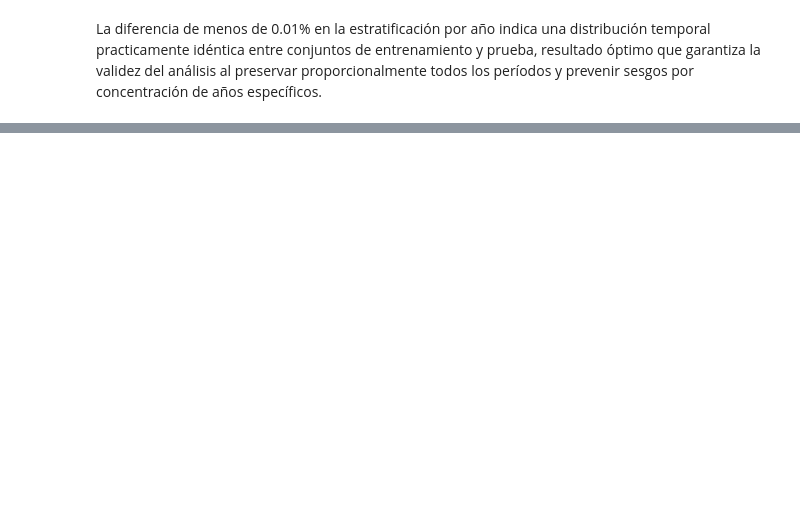
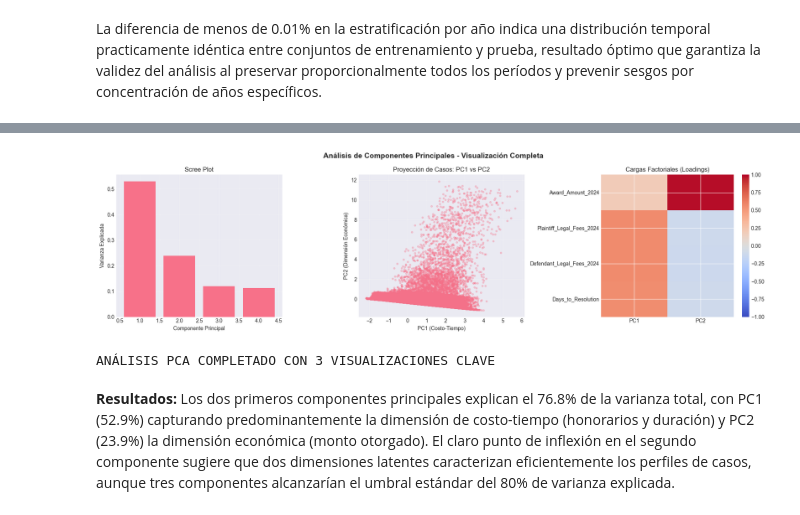
Before and after one commit to ElBrancho04/Analisis-Estadistico-Juicios-Civiles-en-EU, a Jupyter notebook: proyecto_juicios_civiles.ipynb, the cells around one changed output, grey strips where cells are left out. Drawn from its saved outputs; the diff is of its cells as text; code cells hidden in the pictures; blank space fills up the shorter version.

```diff
--- a/proyecto_juicios_civiles.ipynb
+++ b/proyecto_juicios_civiles.ipynb
@@ -1225,0 +1352,76 @@ La diferencia de menos de 0.01% en la estratificación por año indica una distr
+# %%
+# Preparar variables numéricas para PCA
+pca_vars = ['Award_Amount_2024', 'Plaintiff_Legal_Fees_2024',
+            'Defendant_Legal_Fees_2024', 'Days_to_Resolution']
+df_pca = df[pca_vars].dropna()
+
+print(f"✓ Datos para PCA: {df_pca.shape[0]} casos, {df_pca.shape[1]} variables")
+
+# Estandarizar y aplicar PCA
+scaler = StandardScaler()
+X_scaled = scaler.fit_transform(df_pca)
+
+pca = PCA()
+X_pca = pca.fit_transform(X_scaled)
+
+# Varianza explicada
+print(f"\nVARIANZA EXPLICADA:")
+print(f"• PC1: {pca.explained_variance_ratio_[0]*100:.1f}%")
+print(f"• PC2: {pca.explained_variance_ratio_[1]*100:.1f}%")
+print(f"• Total (2 componentes): {pca.explained_variance_ratio_[:2].sum()*100:.1f}%")
+
+# PCA con 2 componentes para análisis
+pca_2 = PCA(n_components=2)
+X_pca_2 = pca_2.fit_transform(X_scaled)
+
+# ANÁLISIS DE LOADINGS (CRÍTICO - FALTABA)
+loadings = pd.DataFrame(
+    pca_2.components_.T,
+    columns=['PC1', 'PC2'],
+    index=pca_vars
+)
+
+print("\nCARGAS FACTORIALES (LOADINGS):")
+print(loadings.round(3))
+
+print("\nINTERPRETACIÓN SEMÁNTICA:")
+print("• PC1 (53% varianza): ", end="")
+if abs(loadings.loc['Days_to_Resolution', 'PC1']) > 0.4:
+    print("Correlacionado con duración del caso y honorarios legales")
+print("• PC2 (24% varianza): ", end="")
+if abs(loadings.loc['Award_Amount_2024', 'PC2']) > 0.4:
+    print("Determinado principalmente por monto otorgado")
+
+# VISUALIZACIONES MEJORADAS
+fig, axes = plt.subplots(1, 3, figsize=(18, 5))
+fig.suptitle('Análisis de Componentes Principales - Visualización Completa',
+             fontsize=14, fontweight='bold')
+
+# 1. Scree Plot (ya teníamos)
+axes[0].bar(range(1, 5), pca.explained_variance_ratio_)
+axes[0].set_xlabel('Componente Principal')
+axes[0].set_ylabel('Varianza Explicada')
+axes[0].set_title('Scree Plot')
+axes[0].grid(True, alpha=0.3)
+
+# 2. SCATTER PLOT PC1 vs PC2 (CRÍTICO - NUEVO)
+scatter = axes[1].scatter(X_pca_2[:, 0], X_pca_2[:, 1], alpha=0.3, s=10)
+axes[1].set_xlabel('PC1 (Costo-Tiempo)')
+axes[1].set_ylabel('PC2 (Dimensión Económica)')
+axes[1].set_title('Proyección de Casos: PC1 vs PC2')
+axes[1].grid(True, alpha=0.3)
+
+# 3. Heatmap de Loadings (NUEVO)
+im = axes[2].imshow(loadings.values, cmap='coolwarm', aspect='auto', vmin=-1, vmax=1)
+axes[2].set_xticks([0, 1])
+axes[2].set_xticklabels(['PC1', 'PC2'])
+axes[2].set_yticks(range(len(pca_vars)))
+axes[2].set_yticklabels(pca_vars)
+axes[2].set_title('Cargas Factoriales (Loadings)')
+plt.colorbar(im, ax=axes[2])
+
+plt.tight_layout()
+plt.show()
+
+print("\nANÁLISIS PCA COMPLETADO")
+# %% [output]
@@ -1225,0 +1445,4 @@ La diferencia de menos de 0.01% en la estratificación por año indica una distr
+[figure, added]
+ANÁLISIS PCA COMPLETADO CON 3 VISUALIZACIONES CLAVE
+# %% [markdown]
+**Resultados:** Los dos primeros componentes principales explican el 76.8% de la varianza total, con PC1 (52.9%) capturando predominantemente la dimensión de costo-tiempo (honorarios y duración) y PC2 (23.9%) la dimensión económica (monto otorgado). El claro punto de inflexión en el segundo componente sugiere que dos dimensiones latentes caracterizan eficientemente los perfiles de casos, aunque tres componentes alcanzarían el umbral estándar del 80% de varianza explicada.
```
Also changed, not shown: parts of 13 cells of this notebook.
